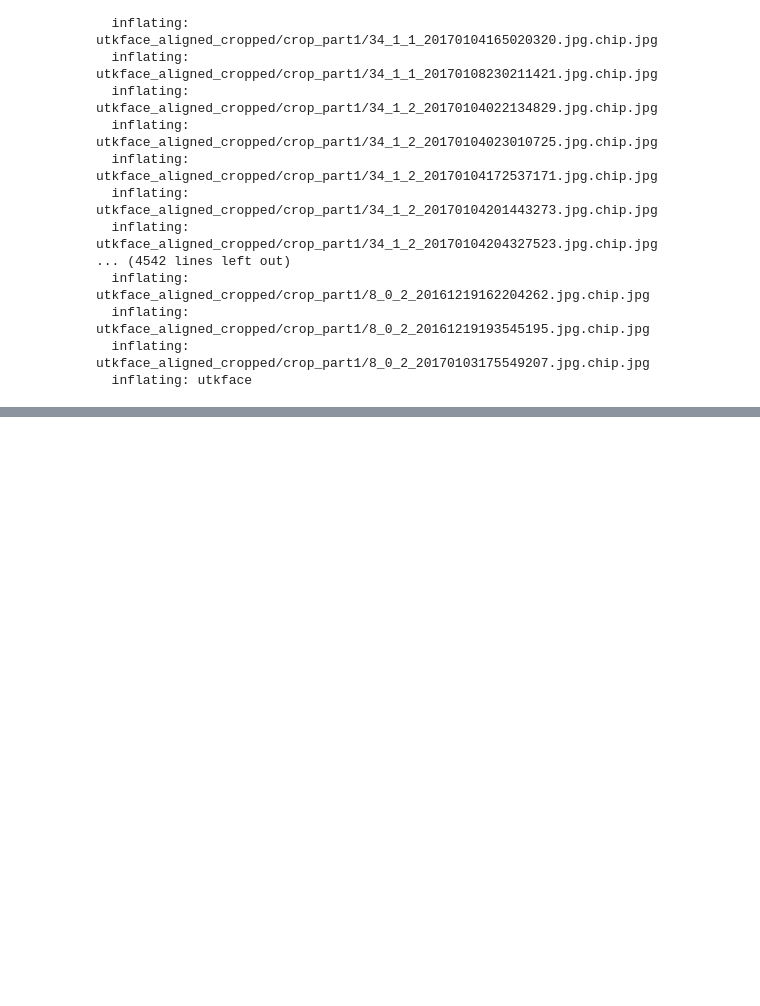
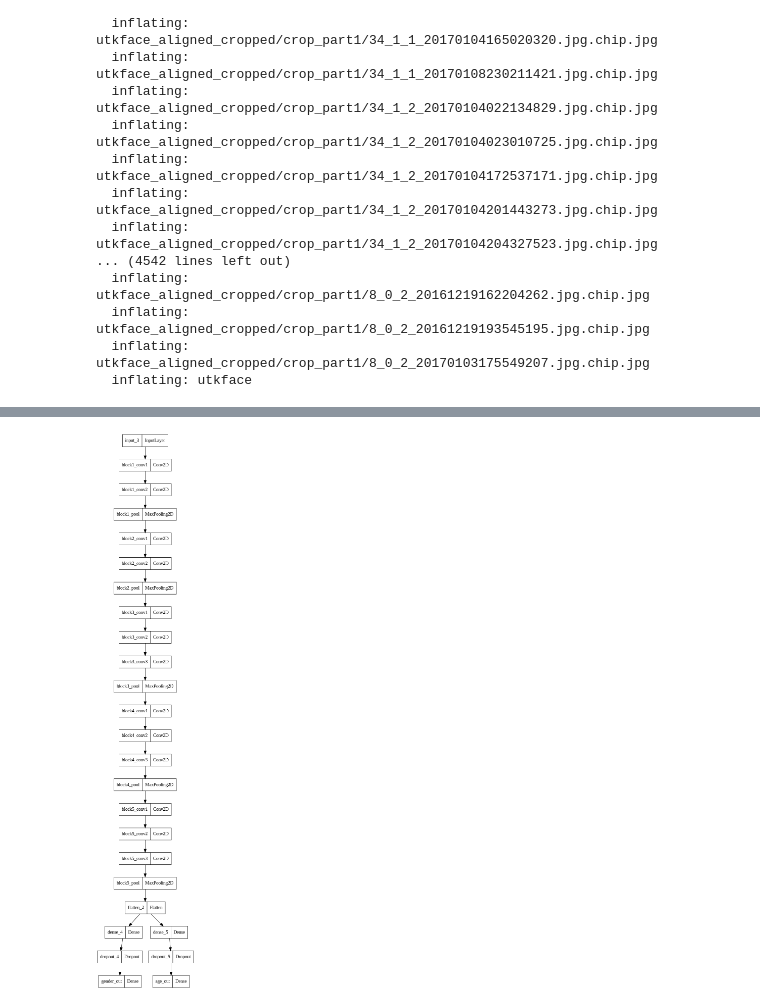
Before and after one commit to bevil56/age-detection, a Jupyter notebook: vgg16_agepredict.ipynb, the cells around one changed output, grey strips where cells are left out. Drawn from its saved outputs; the diff is of its cells as text; code cells hidden in the pictures; blank space fills up the shorter version.

Commit message:
"update vgg16 age predict"

```diff
--- a/vgg16_agepredict.ipynb
+++ b/vgg16_agepredict.ipynb
@@ -306,0 +175,17 @@ Predicted Gender: Female Predicted Age: 97
+# %%
+# Fully connected layers for gender prediction
+gender_fc = Dense(256, activation='relu')(x)
+gender_fc = Dropout(0.5)(gender_fc)
+gender_output = Dense(1, activation='sigmoid', name='gender_out')(gender_fc)
+# %%
+# Fully connected layers for age prediction
+age_fc = Dense(256, activation='relu')(x)
+age_fc = Dropout(0.5)(age_fc)
+age_output = Dense(1, activation='relu', name='age_out')(age_fc)
+
+model = Model(inputs=inputs, outputs=[gender_output, age_output])
+
+model.compile(optimizer='adam',
+              loss={'gender_out': 'binary_crossentropy', 'age_out': 'mae'},
+              metrics={'gender_out': 'accuracy', 'age_out': 'mae'})
+model.summary()
@@ -306,0 +210,13 @@ Predicted Gender: Female Predicted Age: 97
+# %%
+from keras.callbacks import ModelCheckpoint, EarlyStopping
+
+# Callbacks
+checkpoint = ModelCheckpoint('model.h5', monitor='val_loss', save_best_only=True, mode='min')
+earlystop = EarlyStopping(monitor='val_loss', patience=5, restore_best_weights=True)
+# %%
+history = model.fit(
+    train_generator,
+    epochs=30,
+    validation_data=val_generator,
+    callbacks=[checkpoint, earlystop]
+)
@@ -306,0 +241,5 @@ Predicted Gender: Female Predicted Age: 97
+# %%
+from tensorflow.keras.utils import plot_model
+plot_model(model)
+# %% [output]
+[figure, added]
```
Also changed, not shown: parts of 39 cells of this notebook.
